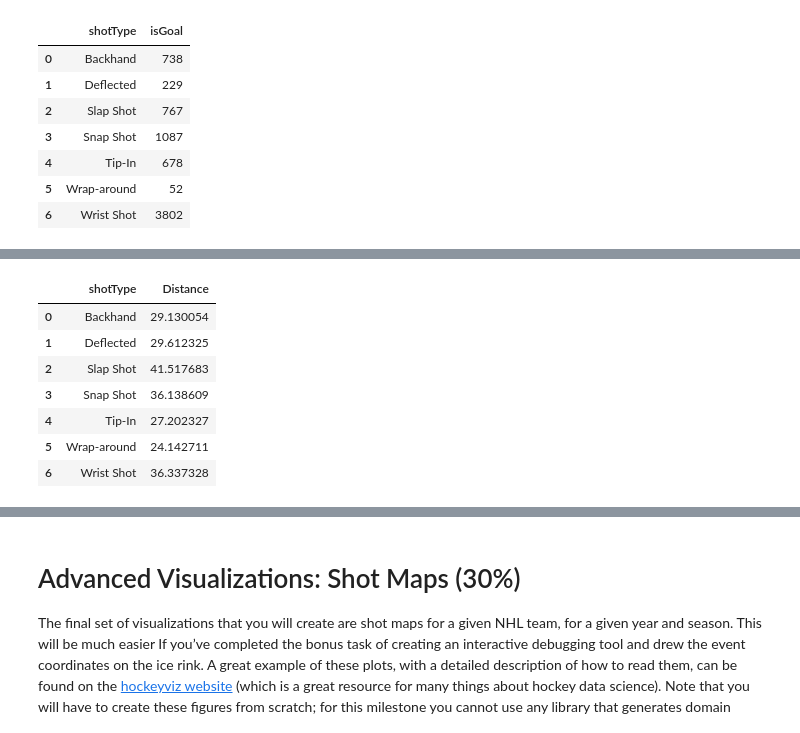
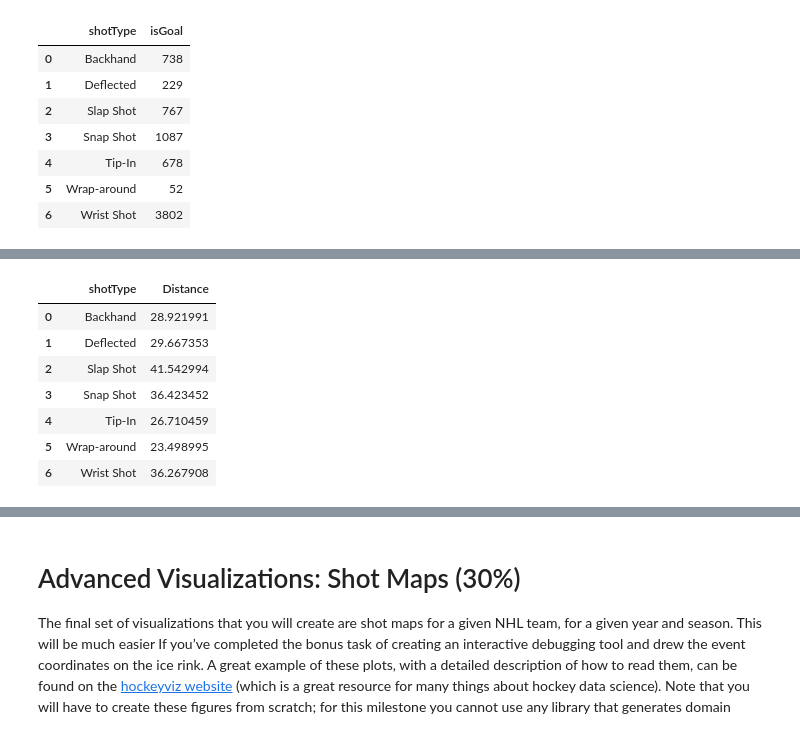
Before and after one commit to Jawing/ift6758-project-template-main, a Jupyter notebook: milestone1-Abhay.ipynb, the cells around one changed output, grey strips where cells are left out. Saved outputs shown, nothing was run; the diff lists cells and outputs as text; code cells hidden in the pictures.

```diff
--- a/milestone1-Abhay.ipynb
+++ b/milestone1-Abhay.ipynb
@@ -534,7 +521,12 @@ print(df['coordinates_y'][85934])
 3. If negative calculate distance between (x,y) and (-90,0)
 4. If postive calculate distance between (x,y) and (0,90)
 # %%
-df_2018.dropna(inplace =True)
-df_2019.dropna(inplace =True)
-df_2020.dropna(inplace =True)
+# df_2018.dropna(inplace =True)
+# df_2019.dropna(inplace =True)
+# df_2020.dropna(inplace =True)
+
+print(df_2019['coordinates_x'].isna().sum())
+print(df_2019['coordinates_y'].isna().sum())
+
+print(df_2019)
 # %% [output]
@@ -553,0 +572,7 @@ df_2020.dropna(inplace =True)
+# %%
+#df_2019 = df_2019.reset_index()
+df_2019_new = df_2019[~df_2019['coordinates_x'].isna()]
+df_2019_new= df_2019[~df_2019['coordinates_y'].isna()]
+
+#print(df_2019_new[df_2019_new['coordinates_x'].isna()])
+print(df_2019_new.isna().sum())
@@ -879,16 +913,16 @@ print(score_2019)
 Name: isGoal, dtype: float64
 # %%
-dist = df_2019[['shotType','Distance']].groupby('shotType',as_index= False).agg('mean').sort_values(by='shotType')
+dist = df_2019_new[['shotType','Distance']].groupby('shotType',as_index= False).agg('mean').sort_values(by='shotType')
 dist
 # %% [output]
 |  | shotType | Distance |
-| 0 | Backhand | 29.130054 |
-| 1 | Deflected | 29.612325 |
-| 2 | Slap Shot | 41.517683 |
-| 3 | Snap Shot | 36.138609 |
-| 4 | Tip-In | 27.202327 |
-| 5 | Wrap-around | 24.142711 |
-| 6 | Wrist Shot | 36.337328 |
+| 0 | Backhand | 28.921991 |
+| 1 | Deflected | 29.667353 |
+| 2 | Slap Shot | 41.542994 |
+| 3 | Snap Shot | 36.423452 |
+| 4 | Tip-In | 26.710459 |
+| 5 | Wrap-around | 23.498995 |
+| 6 | Wrist Shot | 36.267908 |
 # %%
 dist = pd.concat((dist, score_2019),axis = 1)
 # %%
```
Also changed, not shown: parts of 34 cells of this notebook.
